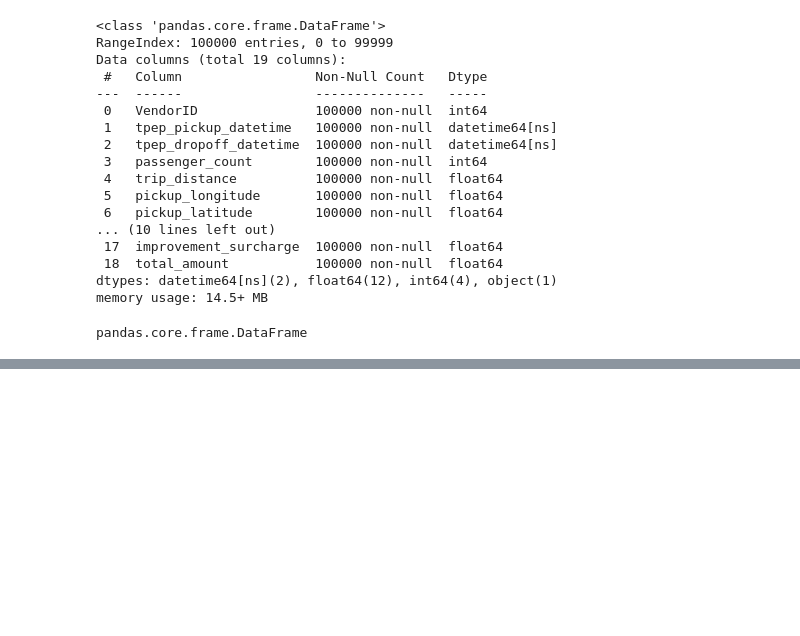
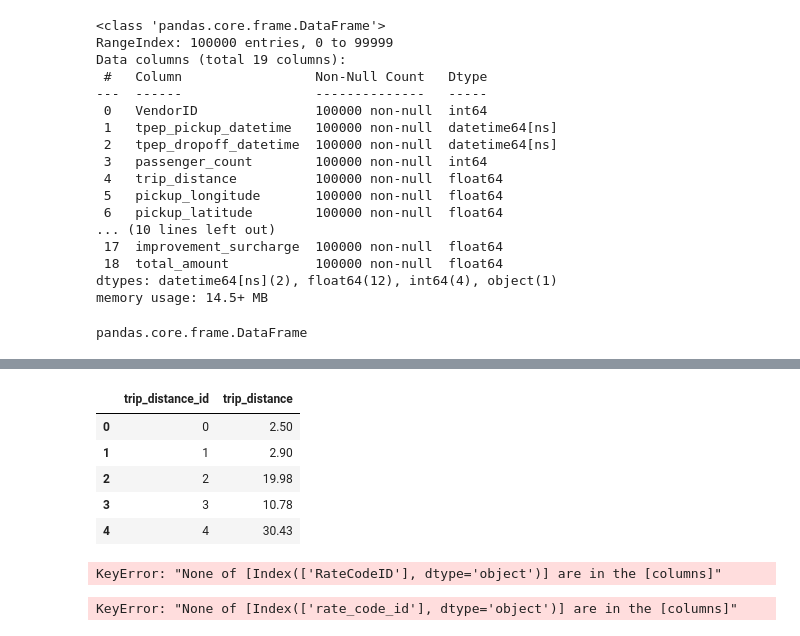
Before and after one commit to anuanurag2410/ola-data-engineering-project, a Jupyter notebook: Transformation Logic.ipynb, the cells around one changed output, grey strips where cells are left out. Cells and saved outputs as stored; diff of their text form; code cells hidden in the pictures; blank space fills up the shorter version.

Commit message:
Addeding the Rate Code passenger Dimention table transformation

```diff
--- a/Transformation Logic.ipynb
+++ b/Transformation Logic.ipynb
@@ -157,0 +142,29 @@ passenger_count_dim
+# %%
+trip_distance_dim.head()
+# %% [output]
+|  | trip_distance_id | trip_distance |
+| 0 | 0 | 2.50 |
+| 1 | 1 | 2.90 |
+| 2 | 2 | 19.98 |
+| 3 | 3 | 10.78 |
+| 4 | 4 | 30.43 |
+# %%
+rate_code_type={
+    1:"Standard Rate",
+    2:'JKF',
+    3:'Newark',
+    4:'Nassau or Westchester',
+    5:'Negotiated fare',
+    6:'Group Ride'
+}
+
+rate_code_dim=df[['RateCodeID']].drop_duplicates().reset_index(drop=True)
+rate_code_dim['rate_code_id']=rate_code_dim.index
+rate_code_dim['rate_code_name']=rate_code_dim['RateCodeID'].map(rate_code_type)
+rate_code_dim=rate_code_dim[['rate_code_id','RateCodeID','rate_code_name']]
+# %% [output]
+KeyError: "None of [Index(['RateCodeID'], dtype='object')] are in the [columns]"
+# %%
+df[['rate_code_id']]
+# %% [output]
+KeyError: "None of [Index(['rate_code_id'], dtype='object')] are in the [columns]"
```
Also changed, not shown: parts of 14 cells of this notebook.
